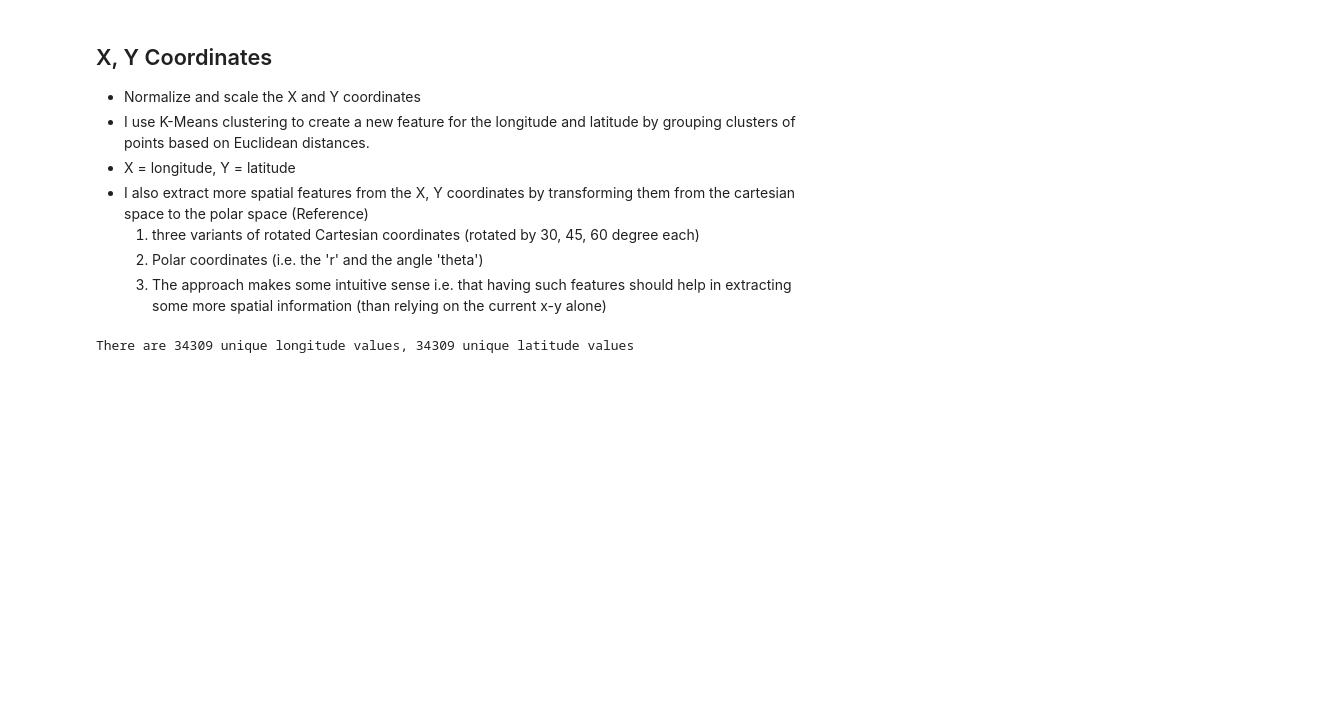
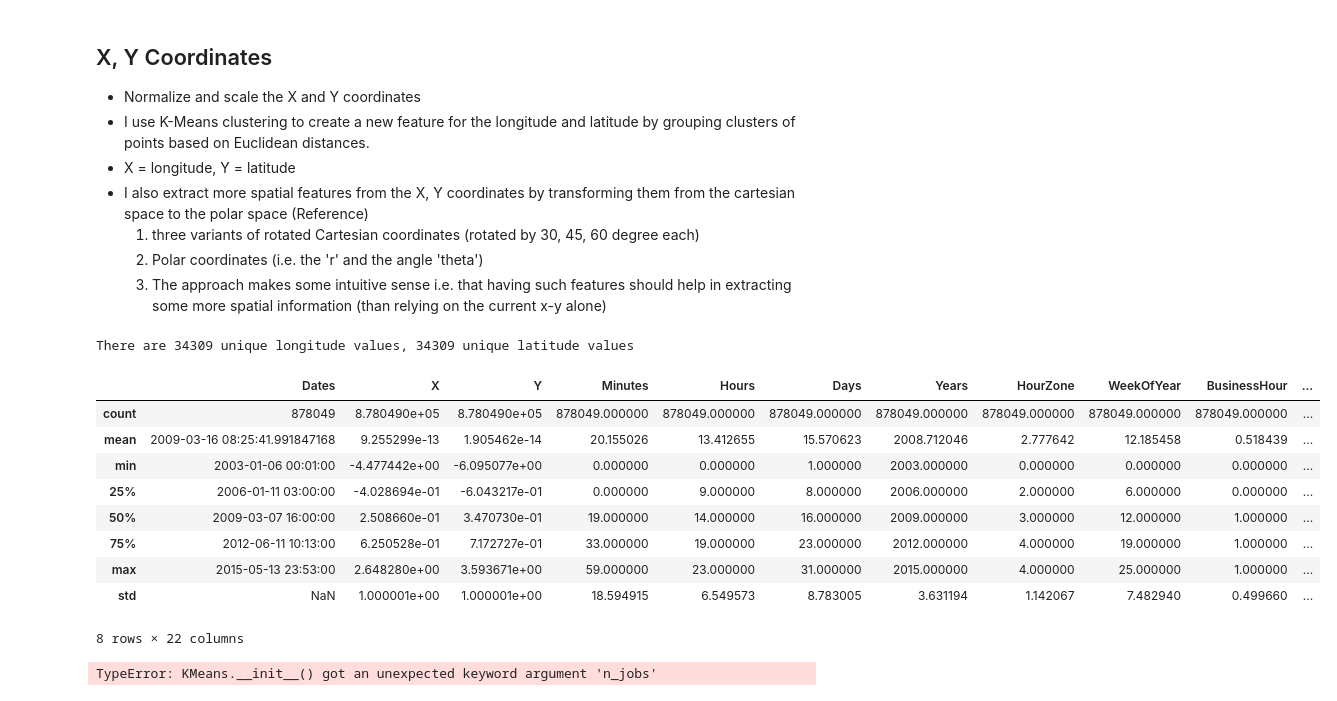
Before and after one commit to mj-awad17/Data_Analystics-Projects, a Jupyter notebook: sf-crime/sf-crime-prediction.ipynb, the cells around one changed output. Drawn from its saved outputs; the diff is of its cells as text; code cells hidden in the pictures; blank space fills up the shorter version.

```diff
--- a/sf-crime/sf-crime-prediction.ipynb
+++ b/sf-crime/sf-crime-prediction.ipynb
@@ -743,3 +743,60 @@ train[['X', 'Y']] = xy_scaler.transform(train[['X', 'Y']])
 test[['X', 'Y']] = xy_scaler.transform(test[['X', 'Y']])
 # %% [output]
 There are 34309 unique longitude values, 34309 unique latitude values
+# %%
+# X-Y plane rotation and space transformation to extract more spatial information
+# 2-dimensional rotation based on below functions:
+# rotated x = xcos - ysin
+# rotated y = xsin + ycos
+# Conver from cartesian space -> polar space
+
+cos_30 = math.cos(math.radians(30))
+sin_30 = math.sin(math.radians(30))
+cos_45 = math.cos(math.radians(45))
+sin_45 = math.sin(math.radians(45))
+cos_60 = math.cos(math.radians(60))
+sin_60 = math.sin(math.radians(60))
+
+
+train["Rot30_X"] = train['X'] * cos_30 - train['Y'] * sin_30
+train["Rot30_Y"] = train['X'] * sin_30 + train['Y'] * cos_30
+train["Rot45_X"] = train['X'] * cos_45 - train['Y'] * sin_45
+train["Rot45_Y"] = train['X'] * sin_45 + train['Y'] * cos_45
+train["Rot60_X"] = train['X'] * cos_60 - train['Y'] * sin_60
+train["Rot60_Y"] = train['X'] * sin_60 + train['Y'] * cos_60
+train["Radius"] = np.sqrt(train['X'] ** 2 + train['Y'] ** 2)
+train["Angle"] = np.arctan2(train['X'], train['Y'])
+
+test["Rot30_X"] = test['X'] * cos_30 - test['Y'] * sin_30
+test["Rot30_Y"] = test['X'] * sin_30 + test['Y'] * cos_30
+test["Rot45_X"] = test['X'] * cos_45 - test['Y'] * sin_45
+test["Rot45_Y"] = test['X'] * sin_45 + test['Y'] * cos_45
+test["Rot60_X"] = test['X'] * cos_60 - test['Y'] * sin_60
+test["Rot60_Y"] = test['X'] * sin_60 + test['Y'] * cos_60
+test["Radius"] = np.sqrt(test['X'] ** 2 + test['Y'] ** 2)
+test["Angle"] = np.arctan2(test['X'], test['Y'])
+# %%
+train.describe()
+# %% [output]
+|  | Dates | X | Y | Minutes | Hours | Days | Years | HourZone | WeekOfYear | BusinessHour | ... |
+| count | 878049 | 8.780490e+05 | 8.780490e+05 | 878049.000000 | 878049.000000 | 878049.000000 | 878049.000000 | 878049.000000 | 878049.000000 | 878049.000000 | ... |
+| mean | 2009-03-16 08:25:41.991847168 | 9.255299e-13 | 1.905462e-14 | 20.155026 | 13.412655 | 15.570623 | 2008.712046 | 2.777642 | 12.185458 | 0.518439 | ... |
+| min | 2003-01-06 00:01:00 | -4.477442e+00 | -6.095077e+00 | 0.000000 | 0.000000 | 1.000000 | 2003.000000 | 0.000000 | 0.000000 | 0.000000 | ... |
+| 25% | 2006-01-11 03:00:00 | -4.028694e-01 | -6.043217e-01 | 0.000000 | 9.000000 | 8.000000 | 2006.000000 | 2.000000 | 6.000000 | 0.000000 | ... |
+| 50% | 2009-03-07 16:00:00 | 2.508660e-01 | 3.470730e-01 | 19.000000 | 14.000000 | 16.000000 | 2009.000000 | 3.000000 | 12.000000 | 1.000000 | ... |
+| 75% | 2012-06-11 10:13:00 | 6.250528e-01 | 7.172727e-01 | 33.000000 | 19.000000 | 23.000000 | 2012.000000 | 4.000000 | 19.000000 | 1.000000 | ... |
+| max | 2015-05-13 23:53:00 | 2.648280e+00 | 3.593671e+00 | 59.000000 | 23.000000 | 31.000000 | 2015.000000 | 4.000000 | 25.000000 | 1.000000 | ... |
+| std | NaN | 1.000001e+00 | 1.000001e+00 | 18.594915 | 6.549573 | 8.783005 | 3.631194 | 1.142067 | 7.482940 | 0.499660 | ... |
+8 rows × 22 columns
+# %%
+# run KMeans separately on both the training set and test set
+data = [train, test]
+num_clusters = 40
+for dataset in data:
+    coordinates = dataset.loc[:,['Y','X']]
+    kmeans = KMeans(n_clusters=num_clusters, n_jobs=3, random_state=1).fit(coordinates)
+    id_labels=kmeans.labels_
+#     print(kmeans.cluster_centers_)
+    dataset['Cluster'] = id_labels
+# %% [output]
+TypeError: KMeans.__init__() got an unexpected keyword argument 'n_jobs'
```
Also changed, not shown: parts of 16 cells of this notebook, 1 other file.
